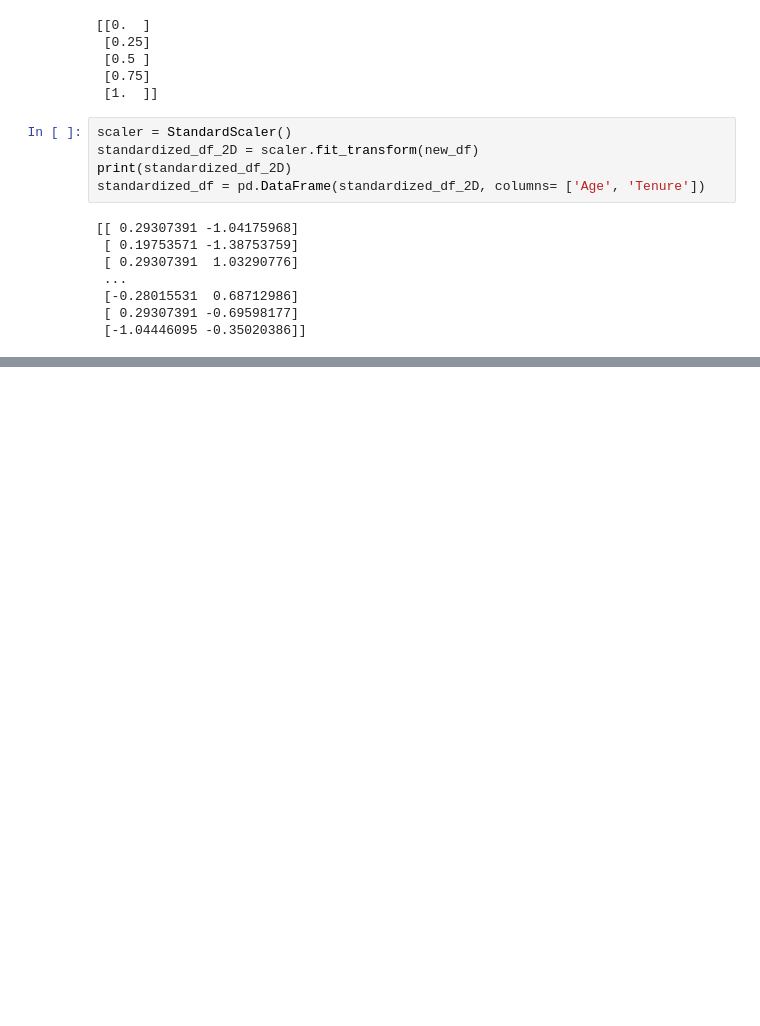
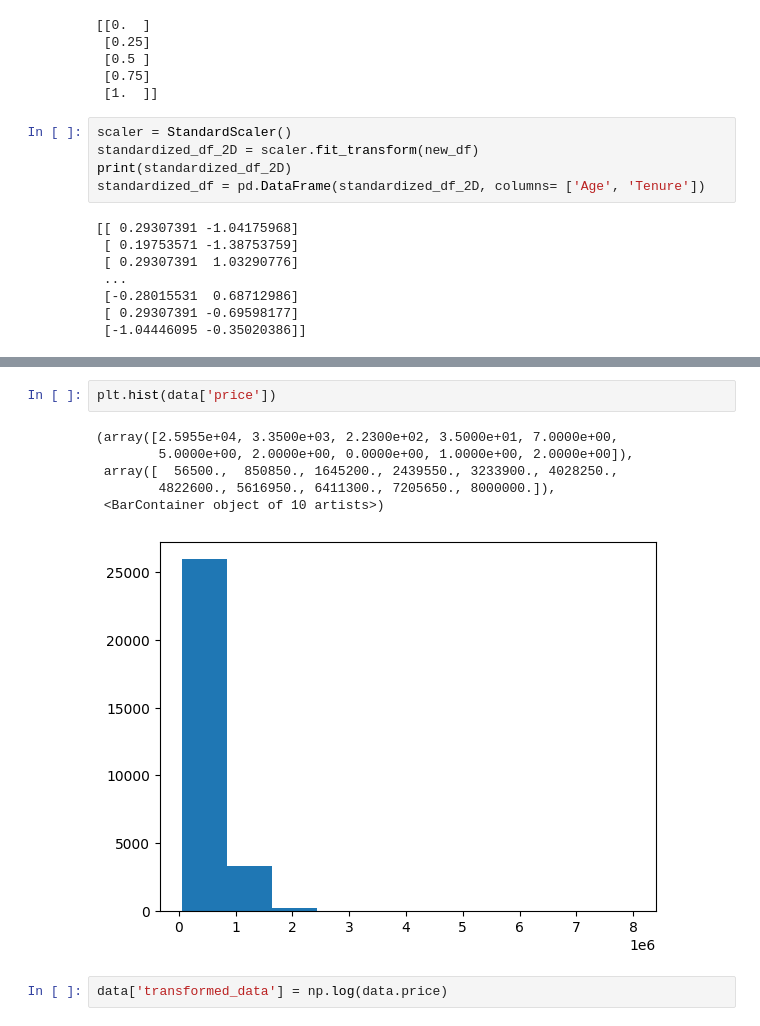
Before and after one commit to sbborusu/530pm_Agentic_Ai_Batch_7thApril, a Jupyter notebook: EDA_5Hours.ipynb, the cells around one changed output, grey strips where cells are left out. Cells and saved outputs as stored; diff of their text form; blank space fills up the shorter version.

```diff
--- a/EDA_5Hours.ipynb
+++ b/EDA_5Hours.ipynb
@@ -313,0 +411,11 @@ print(normalized_array)
+# %%
+plt.hist(data['price'])
+# %% [output]
+(array([2.5955e+04, 3.3500e+03, 2.2300e+02, 3.5000e+01, 7.0000e+00,
+        5.0000e+00, 2.0000e+00, 0.0000e+00, 1.0000e+00, 2.0000e+00]),
+ array([  56500.,  850850., 1645200., 2439550., 3233900., 4028250.,
+        4822600., 5616950., 6411300., 7205650., 8000000.]),
+ <BarContainer object of 10 artists>)
+[figure, added]
+# %%
+data['transformed_data'] = np.log(data.price)
```
Also changed, not shown: parts of 20 cells of this notebook.
